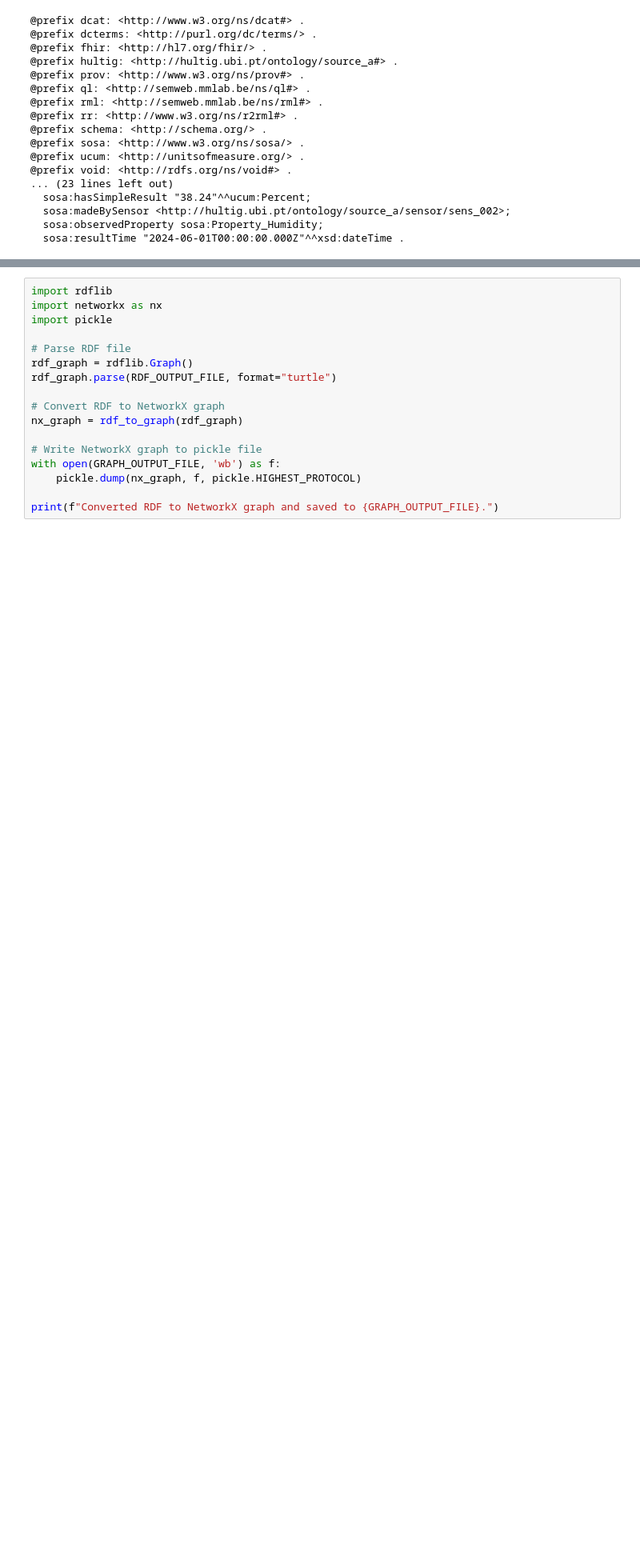
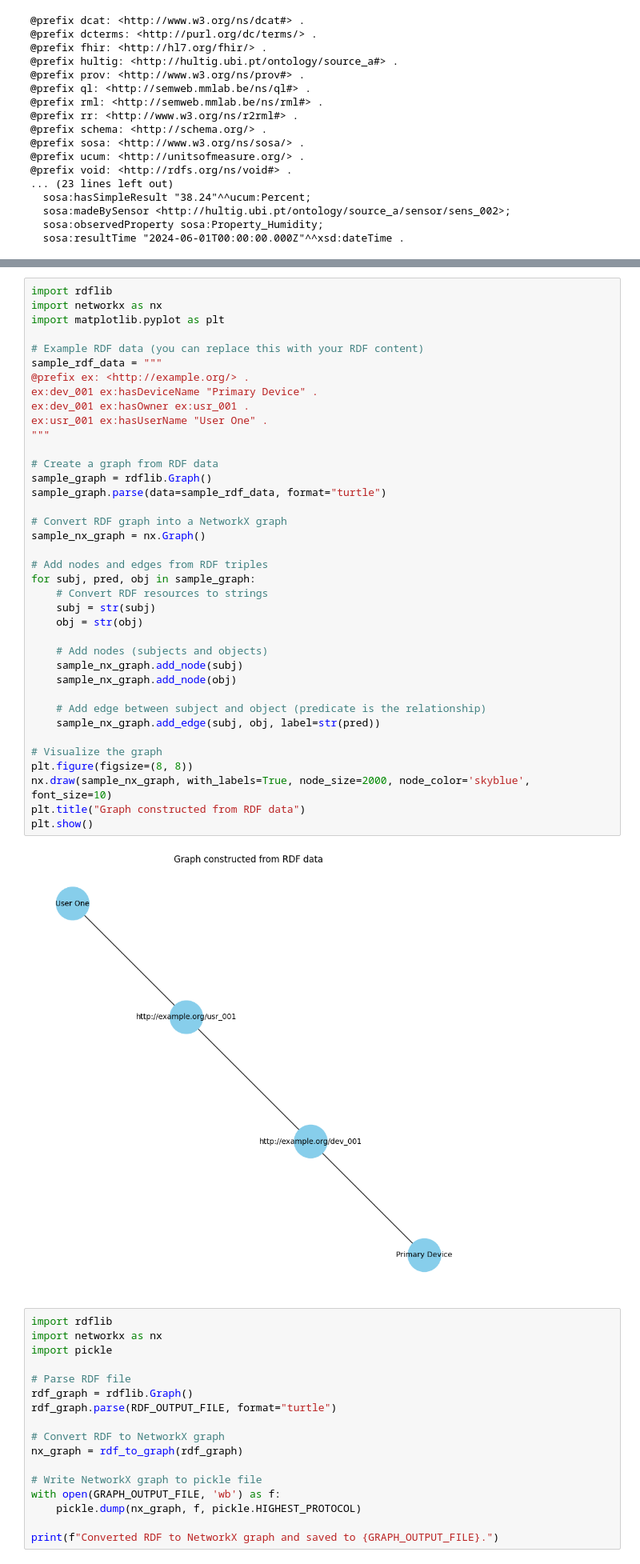
Before and after one commit to HULTIG/semantic-graph-ml-framework, a Jupyter notebook: src/graph-learning-demo/demo.ipynb, the cells around one changed output, grey strips where cells are left out. Shown: that part at 80% size. Drawn from its saved outputs; the diff is of its cells as text; blank space fills up the shorter version.

```diff
--- a/src/graph-learning-demo/demo.ipynb
+++ b/src/graph-learning-demo/demo.ipynb
@@ -153,3 +260,43 @@ with open(RDF_OUTPUT_FILE, "r") as rdf_file:
+# %%
+import rdflib
+import networkx as nx
+import matplotlib.pyplot as plt
+
+# Example RDF data (you can replace this with your RDF content)
+sample_rdf_data = """
+@prefix ex: <http://example.org/> .
+ex:dev_001 ex:hasDeviceName "Primary Device" .
+ex:dev_001 ex:hasOwner ex:usr_001 .
+ex:usr_001 ex:hasUserName "User One" .
+"""
+
+# Create a graph from RDF data
+sample_graph = rdflib.Graph()
+sample_graph.parse(data=sample_rdf_data, format="turtle")
+
+# Convert RDF graph into a NetworkX graph
+sample_nx_graph = nx.Graph()
+
+# Add nodes and edges from RDF triples
+for subj, pred, obj in sample_graph:
+    # Convert RDF resources to strings
+    subj = str(subj)
+    obj = str(obj)
+
+    # Add nodes (subjects and objects)
+    sample_nx_graph.add_node(subj)
+    sample_nx_graph.add_node(obj)
+
+    # Add edge between subject and object (predicate is the relationship)
+    sample_nx_graph.add_edge(subj, obj, label=str(pred))
+
+# Visualize the graph
+plt.figure(figsize=(8, 8))
+nx.draw(sample_nx_graph, with_labels=True, node_size=2000, node_color='skyblue', font_size=10)
+plt.title("Graph constructed from RDF data")
+plt.show()
+# %% [output]
+[figure, added]
 # %%
 import rdflib
 import networkx as nx
```
Also changed, not shown: parts of 27 cells of this notebook, 7 other files.
